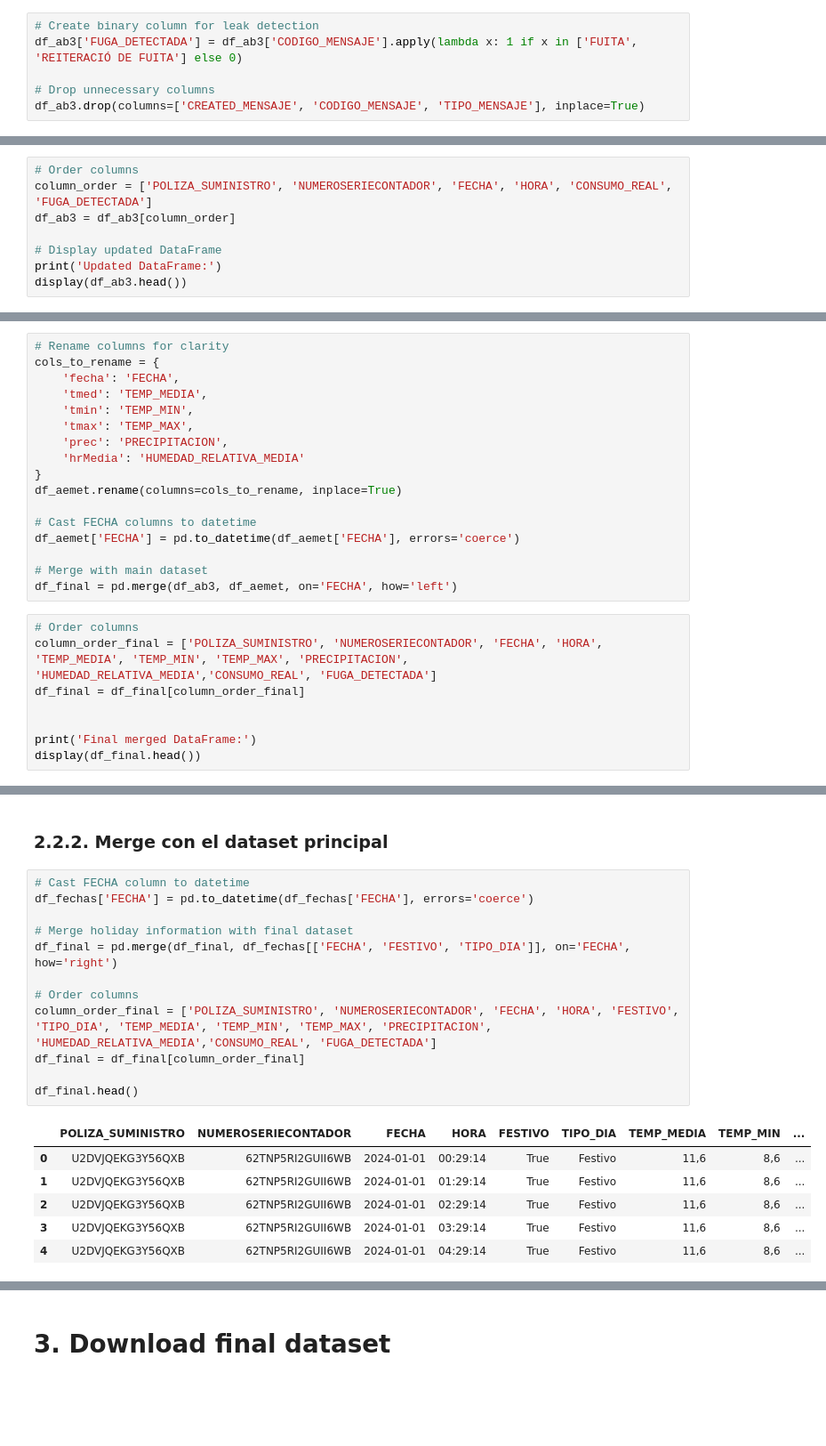
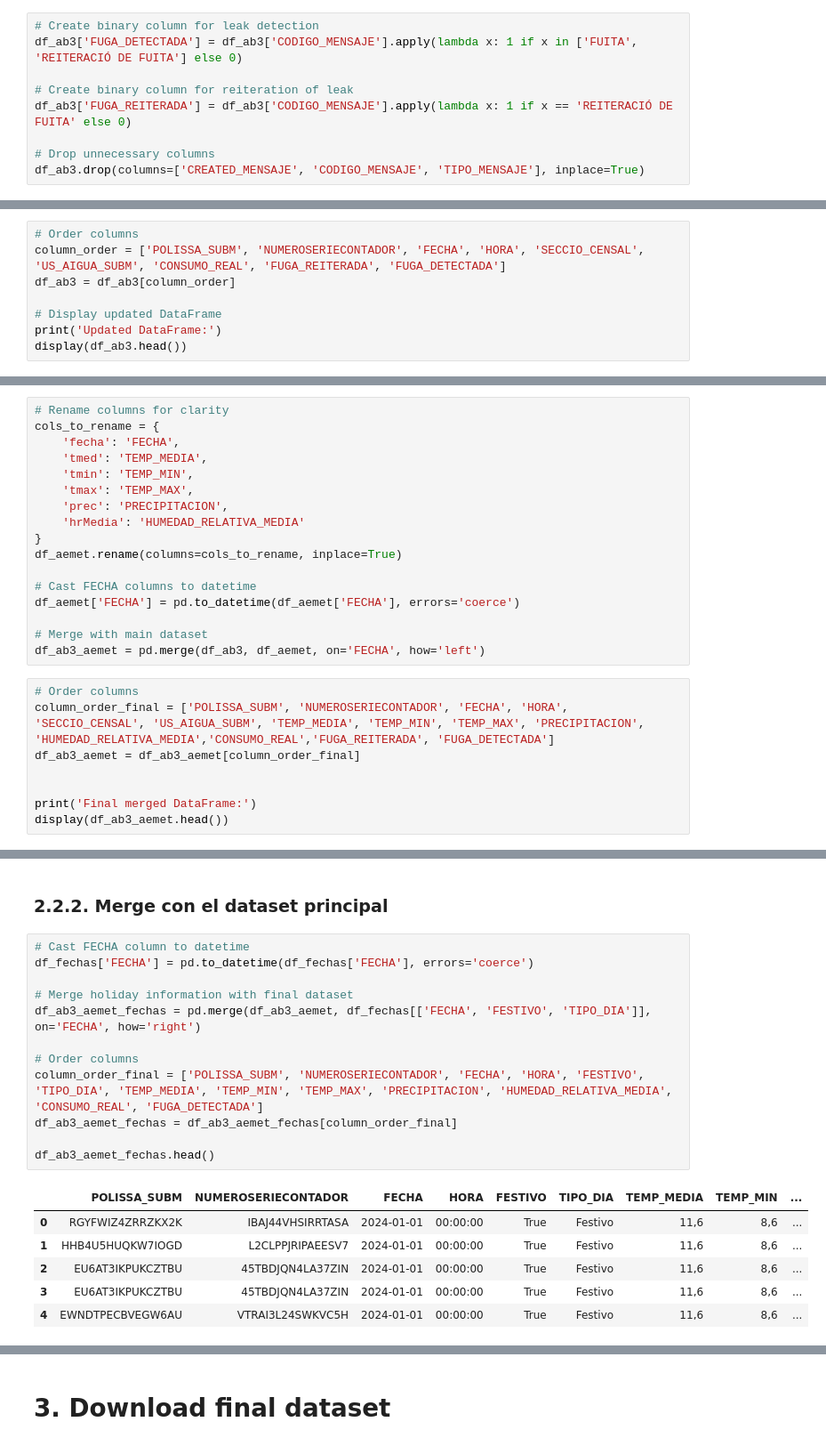
Before and after one commit to laxhoni/GeSAI-AB_Data_Challenge, a Jupyter notebook: project-notebooks/data-preparation.ipynb, the cells around one changed output, grey strips where cells are left out. Shown: that part at 89% size. Drawn from its saved outputs; the diff is of its cells as text; blank space fills up the shorter version.

```diff
--- a/project-notebooks/data-preparation.ipynb
+++ b/project-notebooks/data-preparation.ipynb
@@ -70,6 +88,9 @@ Estas 3 variables hacen referencia a la detección y comunicación de fuga ('FUI
 # Create binary column for leak detection
 df_ab3['FUGA_DETECTADA'] = df_ab3['CODIGO_MENSAJE'].apply(lambda x: 1 if x in ['FUITA', 'REITERACIÓ DE FUITA'] else 0)
 
+# Create binary column for reiteration of leak
+df_ab3['FUGA_REITERADA'] = df_ab3['CODIGO_MENSAJE'].apply(lambda x: 1 if x == 'REITERACIÓ DE FUITA' else 0)
+
 # Drop unnecessary columns
 df_ab3.drop(columns=['CREATED_MENSAJE', 'CODIGO_MENSAJE', 'TIPO_MENSAJE'], inplace=True)
 # %% [markdown]
@@ -115,7 +139,7 @@ df_ab3 = df_ab3.drop(columns=['FECHA_HORA'])
 ## 1.4. Ordenar las columnas del dataset
 # %%
 # Order columns
-column_order = ['POLIZA_SUMINISTRO', 'NUMEROSERIECONTADOR', 'FECHA', 'HORA', 'CONSUMO_REAL', 'FUGA_DETECTADA']
+column_order = ['POLISSA_SUBM', 'NUMEROSERIECONTADOR', 'FECHA', 'HORA', 'SECCIO_CENSAL', 'US_AIGUA_SUBM', 'CONSUMO_REAL', 'FUGA_REITERADA', 'FUGA_DETECTADA']
 df_ab3 = df_ab3[column_order]
 
 # Display updated DataFrame
@@ -268,14 +292,14 @@ df_aemet.rename(columns=cols_to_rename, inplace=True)
 df_aemet['FECHA'] = pd.to_datetime(df_aemet['FECHA'], errors='coerce')
 
 # Merge with main dataset
-df_final = pd.merge(df_ab3, df_aemet, on='FECHA', how='left')
+df_ab3_aemet = pd.merge(df_ab3, df_aemet, on='FECHA', how='left')
 # %%
 # Order columns
-column_order_final = ['POLIZA_SUMINISTRO', 'NUMEROSERIECONTADOR', 'FECHA', 'HORA', 'TEMP_MEDIA', 'TEMP_MIN', 'TEMP_MAX', 'PRECIPITACION', 'HUMEDAD_RELATIVA_MEDIA','CONSUMO_REAL', 'FUGA_DETECTADA']
-df_final = df_final[column_order_final]
+column_order_final = ['POLISSA_SUBM', 'NUMEROSERIECONTADOR', 'FECHA', 'HORA', 'SECCIO_CENSAL', 'US_AIGUA_SUBM', 'TEMP_MEDIA', 'TEMP_MIN', 'TEMP_MAX', 'PRECIPITACION', 'HUMEDAD_RELATIVA_MEDIA','CONSUMO_REAL','FUGA_REITERADA', 'FUGA_DETECTADA']
+df_ab3_aemet = df_ab3_aemet[column_order_final]
 
 
 print('Final merged DataFrame:')
-display(df_final.head())
+display(df_ab3_aemet.head())
 # %% [output]
 Final merged DataFrame:
@@ -323,19 +345,19 @@ df_fechas['TIPO_DIA'] = df_fechas.apply(lambda row: get_tipo_dia_simple(row['FEC
 # %%
 # Cast FECHA column to datetime
 df_fechas['FECHA'] = pd.to_datetime(df_fechas['FECHA'], errors='coerce')
 
 # Merge holiday information with final dataset
-df_final = pd.merge(df_final, df_fechas[['FECHA', 'FESTIVO', 'TIPO_DIA']], on='FECHA', how='right')
+df_ab3_aemet_fechas = pd.merge(df_ab3_aemet, df_fechas[['FECHA', 'FESTIVO', 'TIPO_DIA']], on='FECHA', how='right')
 
 # Order columns
-column_order_final = ['POLIZA_SUMINISTRO', 'NUMEROSERIECONTADOR', 'FECHA', 'HORA', 'FESTIVO', 'TIPO_DIA', 'TEMP_MEDIA', 'TEMP_MIN', 'TEMP_MAX', 'PRECIPITACION', 'HUMEDAD_RELATIVA_MEDIA','CONSUMO_REAL', 'FUGA_DETECTADA']
-df_final = df_final[column_order_final]
+column_order_final = ['POLISSA_SUBM', 'NUMEROSERIECONTADOR', 'FECHA', 'HORA', 'FESTIVO', 'TIPO_DIA', 'TEMP_MEDIA', 'TEMP_MIN', 'TEMP_MAX', 'PRECIPITACION', 'HUMEDAD_RELATIVA_MEDIA', 'CONSUMO_REAL', 'FUGA_DETECTADA']
+df_ab3_aemet_fechas = df_ab3_aemet_fechas[column_order_final]
 
-df_final.head()
+df_ab3_aemet_fechas.head()
 # %% [output]
-|  | POLIZA_SUMINISTRO | NUMEROSERIECONTADOR | FECHA | HORA | FESTIVO | TIPO_DIA | TEMP_MEDIA | TEMP_MIN | ... |
-| 0 | U2DVJQEKG3Y56QXB | 62TNP5RI2GUII6WB | 2024-01-01 | 00:29:14 | True | Festivo | 11,6 | 8,6 | ... |
-| 1 | U2DVJQEKG3Y56QXB | 62TNP5RI2GUII6WB | 2024-01-01 | 01:29:14 | True | Festivo | 11,6 | 8,6 | ... |
-| 2 | U2DVJQEKG3Y56QXB | 62TNP5RI2GUII6WB | 2024-01-01 | 02:29:14 | True | Festivo | 11,6 | 8,6 | ... |
-| 3 | U2DVJQEKG3Y56QXB | 62TNP5RI2GUII6WB | 2024-01-01 | 03:29:14 | True | Festivo | 11,6 | 8,6 | ... |
-| 4 | U2DVJQEKG3Y56QXB | 62TNP5RI2GUII6WB | 2024-01-01 | 04:29:14 | True | Festivo | 11,6 | 8,6 | ... |
+|  | POLISSA_SUBM | NUMEROSERIECONTADOR | FECHA | HORA | FESTIVO | TIPO_DIA | TEMP_MEDIA | TEMP_MIN | ... |
+| 0 | RGYFWIZ4ZRRZKX2K | IBAJ44VHSIRRTASA | 2024-01-01 | 00:00:00 | True | Festivo | 11,6 | 8,6 | ... |
+| 1 | HHB4U5HUQKW7IOGD | L2CLPPJRIPAEESV7 | 2024-01-01 | 00:00:00 | True | Festivo | 11,6 | 8,6 | ... |
+| 2 | EU6AT3IKPUKCZTBU | 45TBDJQN4LA37ZIN | 2024-01-01 | 00:00:00 | True | Festivo | 11,6 | 8,6 | ... |
+| 3 | EU6AT3IKPUKCZTBU | 45TBDJQN4LA37ZIN | 2024-01-01 | 00:00:00 | True | Festivo | 11,6 | 8,6 | ... |
+| 4 | EWNDTPECBVEGW6AU | VTRAI3L24SWKVC5H | 2024-01-01 | 00:00:00 | True | Festivo | 11,6 | 8,6 | ... |
```
Also changed, not shown: parts of 18 cells of this notebook, 3 other files.
